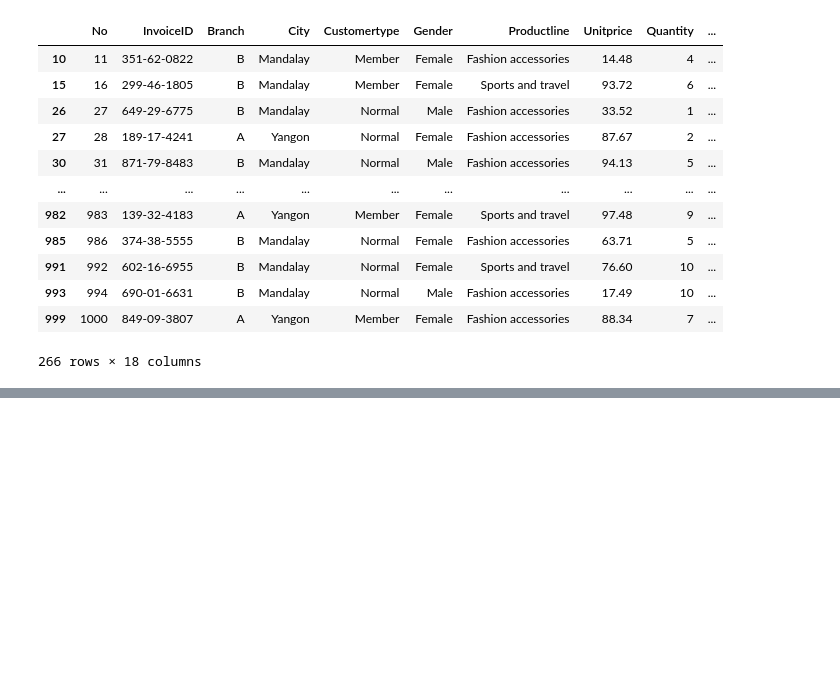
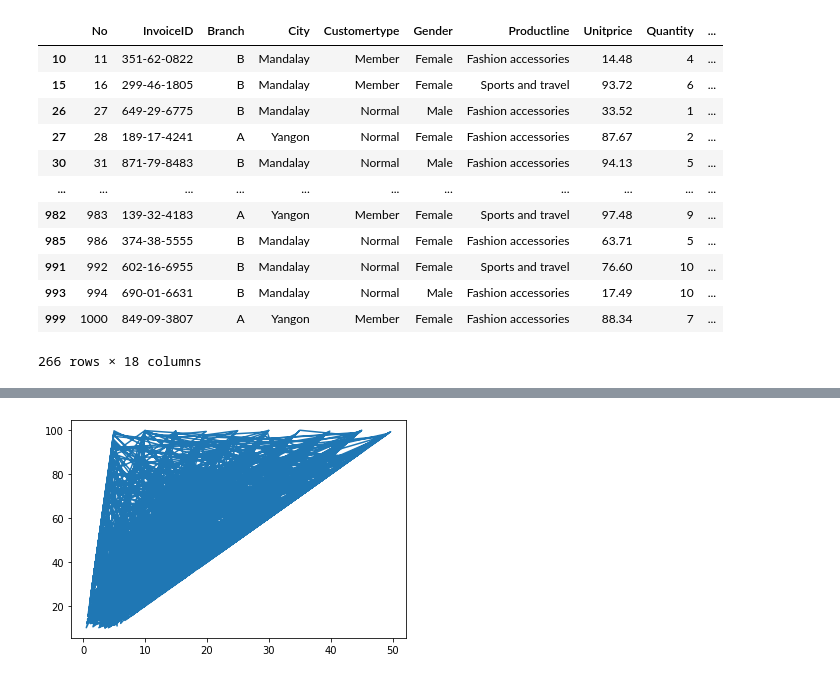
Before and after one commit to archananair17/Python-Class-1, a Jupyter notebook: test.ipynb, the cells around one changed output, grey strips where cells are left out. Saved outputs shown, nothing was run; the diff lists cells and outputs as text; code cells hidden in the pictures; blank space fills up the shorter version.

```diff
--- a/test.ipynb
+++ b/test.ipynb
@@ -208,0 +263,9 @@ df.loc[(df['Gender'] == "Female") & (df['Productline'] == "Fashion accessories")
+# %%
+#Q14
+import matplotlib.pyplot as plt
+x=df["Tax"]
+y=df["Unitprice"]
+plt.plot(x,y)
+plt.show()
+# %% [output]
+[figure, added]
```
Also changed, not shown: parts of 35 cells of this notebook.
